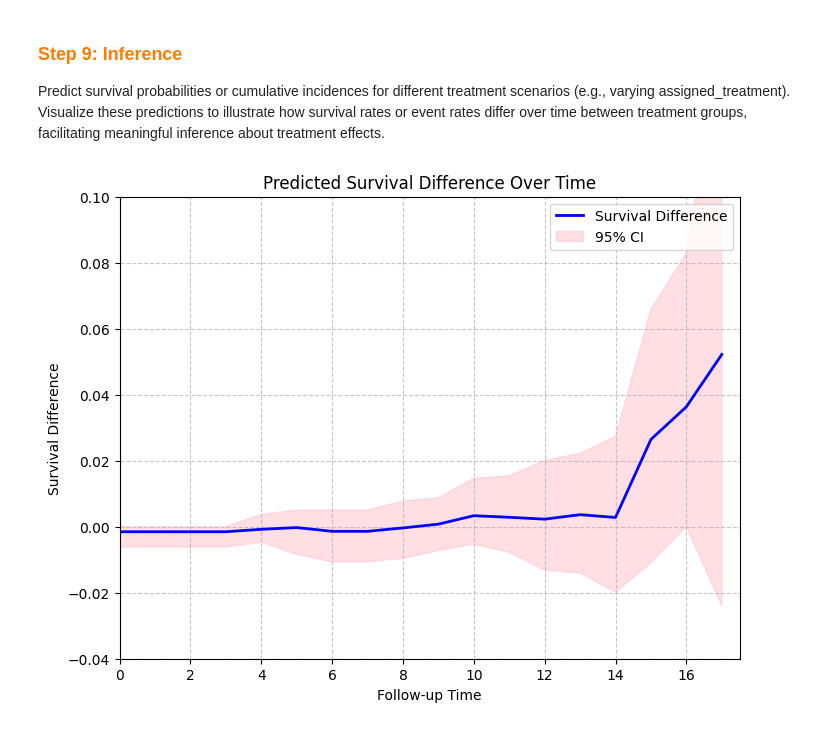
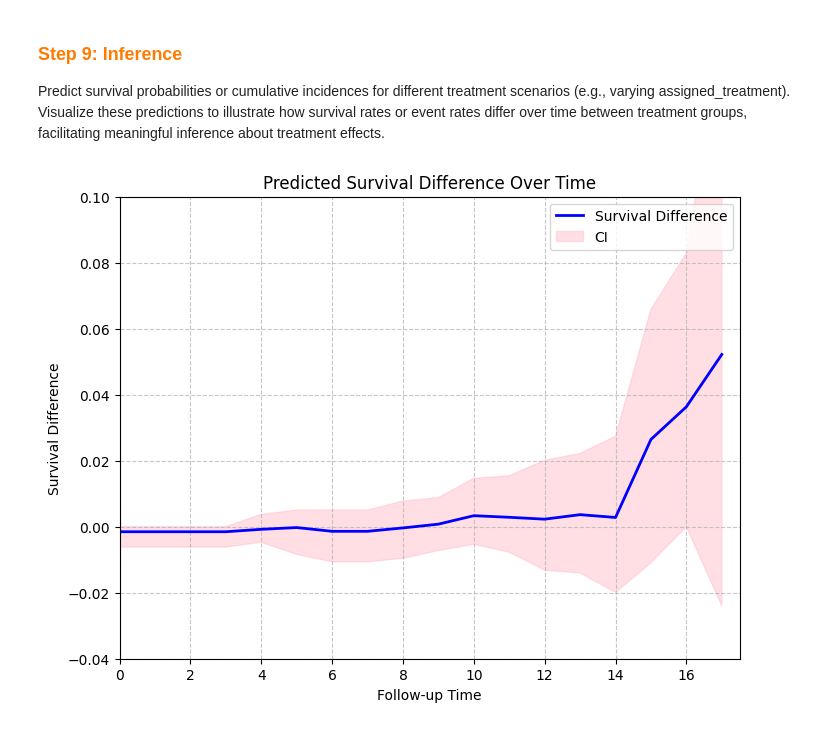
Before and after one commit to Bobberns/Target_Trial_Emulation, a Jupyter notebook: Python Codes/TTE-v2.ipynb, the cells around one changed output. Saved outputs shown, nothing was run; the diff lists cells and outputs as text; code cells hidden in the pictures.

```diff
--- a/Python Codes/TTE-v2.ipynb
+++ b/Python Codes/TTE-v2.ipynb
@@ -1587,32 +1632,32 @@ def plot_survival_difference(predictions, data, n_bootstraps=500):
 
     ci_lower = np.zeros(len(time))
     ci_upper = np.zeros(len(time))
 
     for _ in range(n_bootstraps):
         boot_data = resample(data, replace=True, n_samples=len(data))
         try:
             boot_preds = predict_survival(boot_data)
             diff = boot_preds[treatment_1]['Survival'] - boot_preds[treatment_0]['Survival']
             ci_lower = np.minimum(ci_lower, diff)
             ci_upper = np.maximum(ci_upper, diff)
         except Exception as e:
             print(f"Bootstrap iteration failed: {e}")
             continue
 
     plt.figure(figsize=(8, 6))
     plt.plot(time, survival_diff, color='blue', linestyle='-', linewidth=2, label='Survival Difference')  # Blue line
-    plt.fill_between(time, ci_lower, ci_upper, color='pink', alpha=0.5, label='95% CI')  # Pink shaded CI
+    plt.fill_between(time, ci_lower, ci_upper, color='pink', alpha=0.5, label='CI')  # Pink shaded CI
 
     plt.xlabel('Follow-up Time')  # Updated x-axis label
     plt.ylabel('Survival Difference')
     plt.title('Predicted Survival Difference Over Time')  # Added title
     plt.grid(True, linestyle='--', alpha=0.7)  # Add grids with dashed lines and some transparency
     plt.ylim(-0.04, 0.1)  # Match y-axis range from example
     plt.xlim(0, 17.5)  # Match x-axis range from example
     plt.legend(loc='upper right')  # Added legend
     plt.show()
 
 predictions = predict_survival(trial_pp_data)
 plot_survival_difference(predictions, trial_pp_data)
 # %% [output]
-[figure, old version]
+[figure, new version]
```
Also changed, not shown: parts of 5 cells of this notebook, 4 other files.
